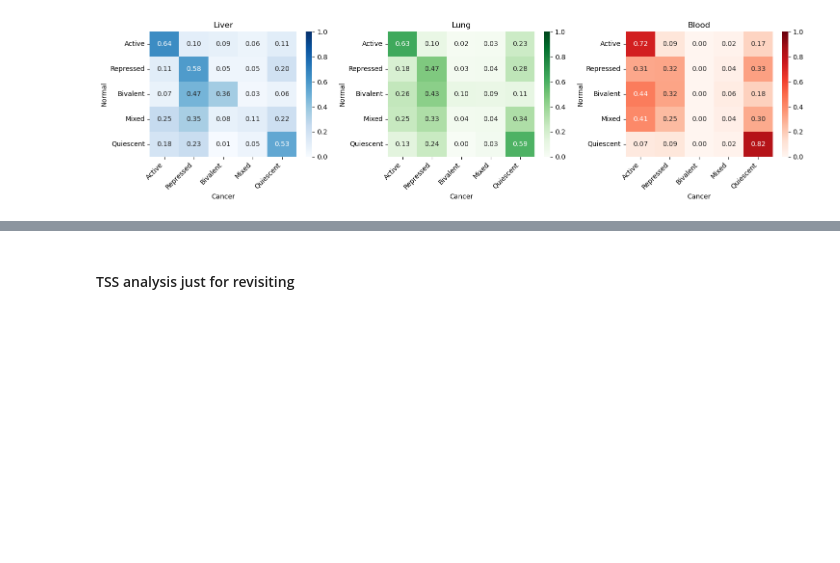
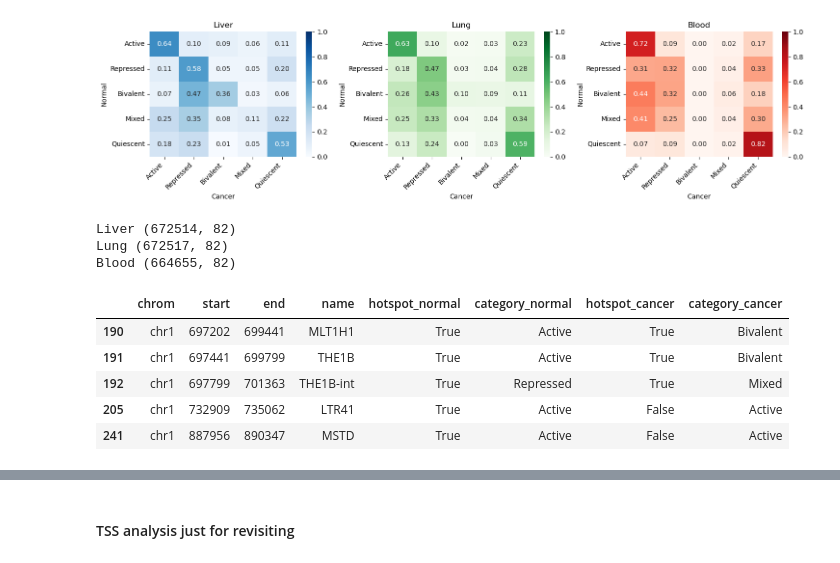
Before and after one commit to caocao0525/HERV, a Jupyter notebook: herv_all_hotspot_analysis.ipynb, the cells around one changed output, grey strips where cells are left out. Saved outputs shown, nothing was run; the diff lists cells and outputs as text; code cells hidden in the pictures; blank space fills up the shorter version.

```diff
--- a/herv_all_hotspot_analysis.ipynb
+++ b/herv_all_hotspot_analysis.ipynb
@@ -1221,3 +1221,35 @@ plt.tight_layout()
 plt.show()
 # %% [output]
 [figure]
+# %%
+pairs = {
+    "Liver": ("E066", "E118"),
+    "Lung": ("E096", "E114"),
+    "Blood": ("E029", "E123"),
+}
+
+for tissue, (normal_id, cancer_id) in pairs.items():
+
+    sub_normal = df2[df2["cell_id"] == normal_id]
+    sub_cancer = df2[df2["cell_id"] == cancer_id]
+
+    merged = sub_normal.merge(
+        sub_cancer,
+        on=["chrom", "start", "end", "name"],
+        suffixes=("_normal", "_cancer")
+    )
+
+    print(tissue, merged.shape)
+# %% [output]
+Liver (672514, 82)
+Lung (672517, 82)
+Blood (664655, 82)
+# %%
+merged.head()
+# %% [output]
+|  | chrom | start | end | name | hotspot_normal | category_normal | hotspot_cancer | category_cancer |
+| 190 | chr1 | 697202 | 699441 | MLT1H1 | True | Active | True | Bivalent |
+| 191 | chr1 | 697441 | 699799 | THE1B | True | Active | True | Bivalent |
+| 192 | chr1 | 697799 | 701363 | THE1B-int | True | Repressed | True | Mixed |
+| 205 | chr1 | 732909 | 735062 | LTR41 | True | Active | False | Active |
+| 241 | chr1 | 887956 | 890347 | MSTD | True | Active | False | Active |
```
Also changed, not shown: parts of 9 cells of this notebook.
